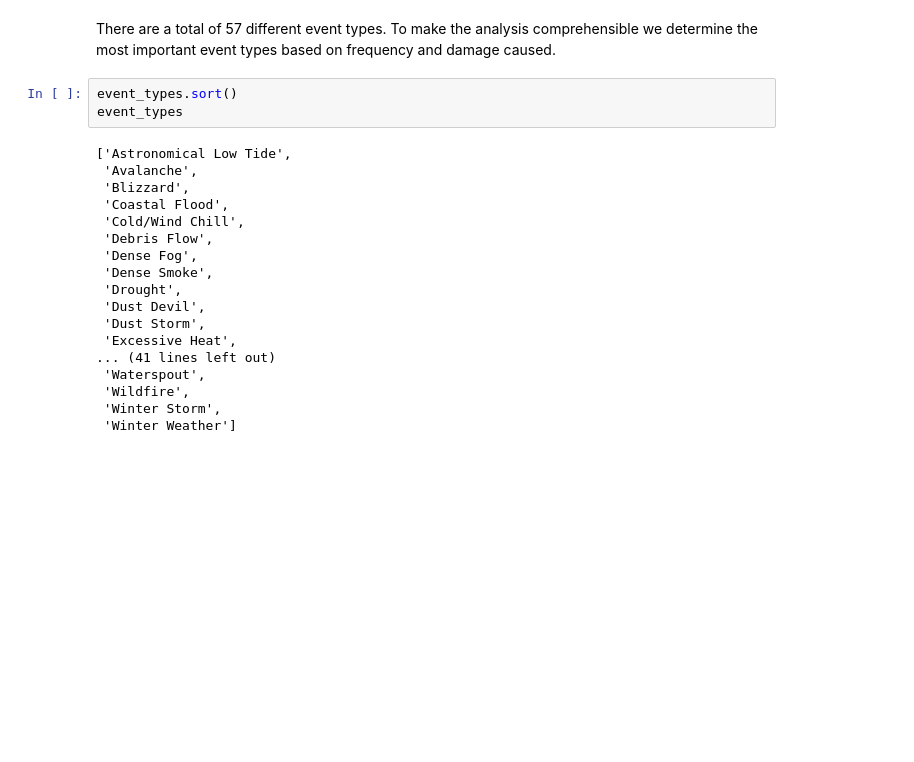
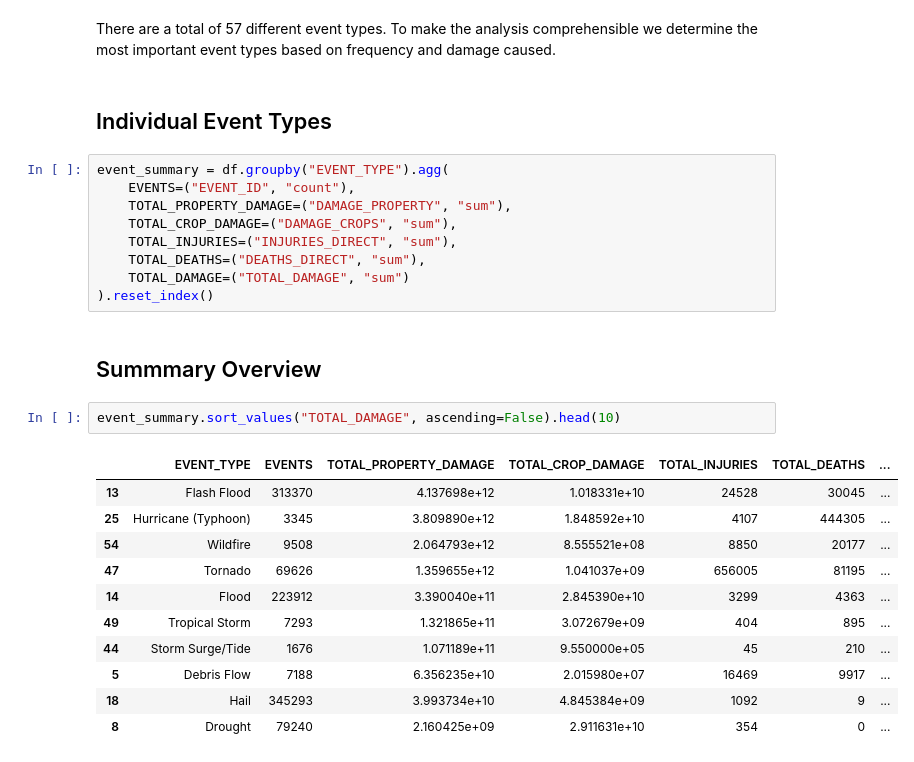
Before and after one commit to sushmita212/Parametric_Weather_Risk_Modeling, a Jupyter notebook: notebooks/storm_patterns_analysis.ipynb, the cells around one changed output. Saved outputs shown, nothing was run; the diff lists cells and outputs as text; blank space fills up the shorter version.

```diff
--- a/notebooks/storm_patterns_analysis.ipynb
+++ b/notebooks/storm_patterns_analysis.ipynb
@@ -39,24 +61,30 @@ len(event_types)
 57
 # %% [markdown]
 There are a total of 57 different event types. To make the analysis comprehensible we determine the most important event types based on frequency and damage caused.
-# %%
-event_types.sort()
-event_types
-# %% [output]
-['Astronomical Low Tide',
- 'Avalanche',
- 'Blizzard',
- 'Coastal Flood',
- 'Cold/Wind Chill',
- 'Debris Flow',
- 'Dense Fog',
- 'Dense Smoke',
- 'Drought',
- 'Dust Devil',
- 'Dust Storm',
- 'Excessive Heat',
-... (41 lines left out)
- 'Waterspout',
- 'Wildfire',
- 'Winter Storm',
- 'Winter Weather']
+# %% [markdown]
+## Individual Event Types
+# %%
+event_summary = df.groupby("EVENT_TYPE").agg(
+    EVENTS=("EVENT_ID", "count"),
+    TOTAL_PROPERTY_DAMAGE=("DAMAGE_PROPERTY", "sum"),
+    TOTAL_CROP_DAMAGE=("DAMAGE_CROPS", "sum"),
+    TOTAL_INJURIES=("INJURIES_DIRECT", "sum"),
+    TOTAL_DEATHS=("DEATHS_DIRECT", "sum"),
+    TOTAL_DAMAGE=("TOTAL_DAMAGE", "sum")
+).reset_index()
+# %% [markdown]
+## Summmary Overview
+# %%
+event_summary.sort_values("TOTAL_DAMAGE", ascending=False).head(10)
+# %% [output]
+|  | EVENT_TYPE | EVENTS | TOTAL_PROPERTY_DAMAGE | TOTAL_CROP_DAMAGE | TOTAL_INJURIES | TOTAL_DEATHS | ... |
+| 13 | Flash Flood | 313370 | 4.137698e+12 | 1.018331e+10 | 24528 | 30045 | ... |
+| 25 | Hurricane (Typhoon) | 3345 | 3.809890e+12 | 1.848592e+10 | 4107 | 444305 | ... |
+| 54 | Wildfire | 9508 | 2.064793e+12 | 8.555521e+08 | 8850 | 20177 | ... |
+| 47 | Tornado | 69626 | 1.359655e+12 | 1.041037e+09 | 656005 | 81195 | ... |
+| 14 | Flood | 223912 | 3.390040e+11 | 2.845390e+10 | 3299 | 4363 | ... |
+| 49 | Tropical Storm | 7293 | 1.321865e+11 | 3.072679e+09 | 404 | 895 | ... |
+| 44 | Storm Surge/Tide | 1676 | 1.071189e+11 | 9.550000e+05 | 45 | 210 | ... |
+| 5 | Debris Flow | 7188 | 6.356235e+10 | 2.015980e+07 | 16469 | 9917 | ... |
+| 18 | Hail | 345293 | 3.993734e+10 | 4.845384e+09 | 1092 | 9 | ... |
+| 8 | Drought | 79240 | 2.160425e+09 | 2.911631e+10 | 354 | 0 | ... |
```
Also changed, not shown: parts of 8 cells of this notebook, 1 other file.
